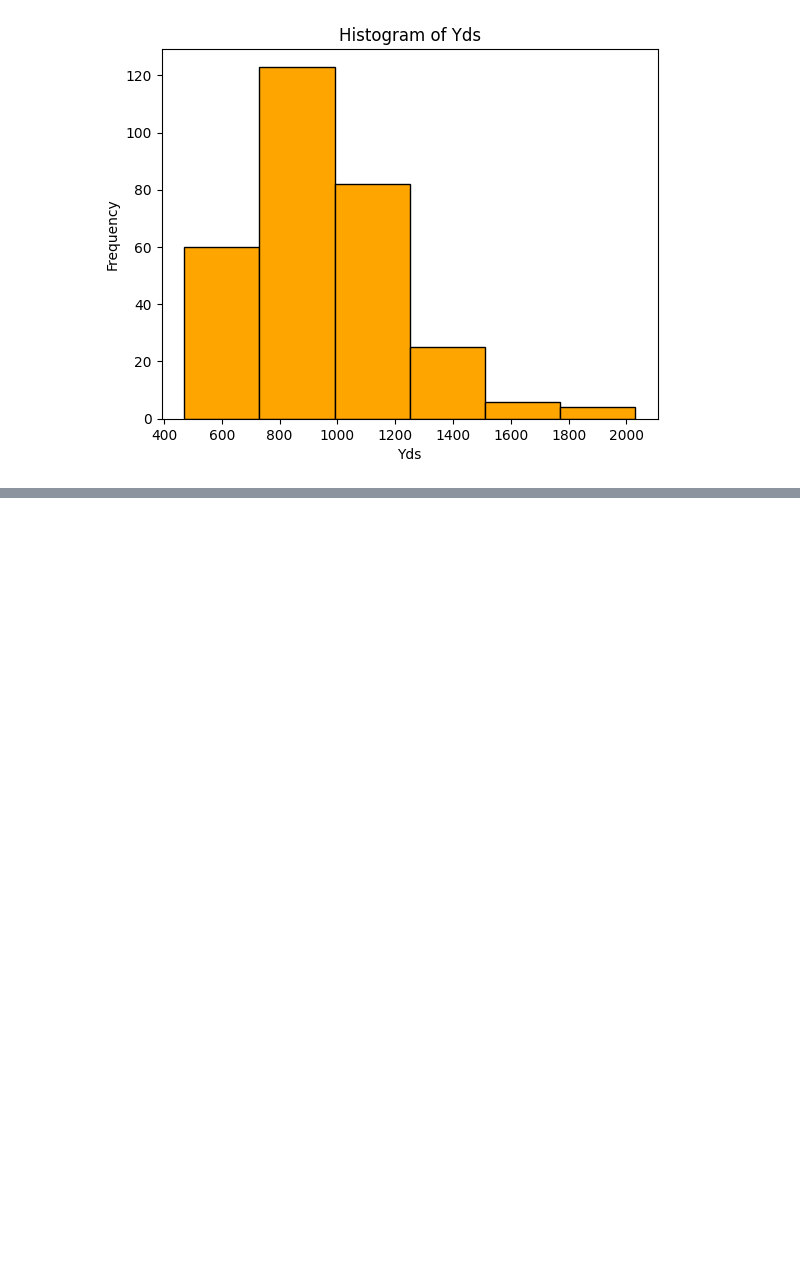
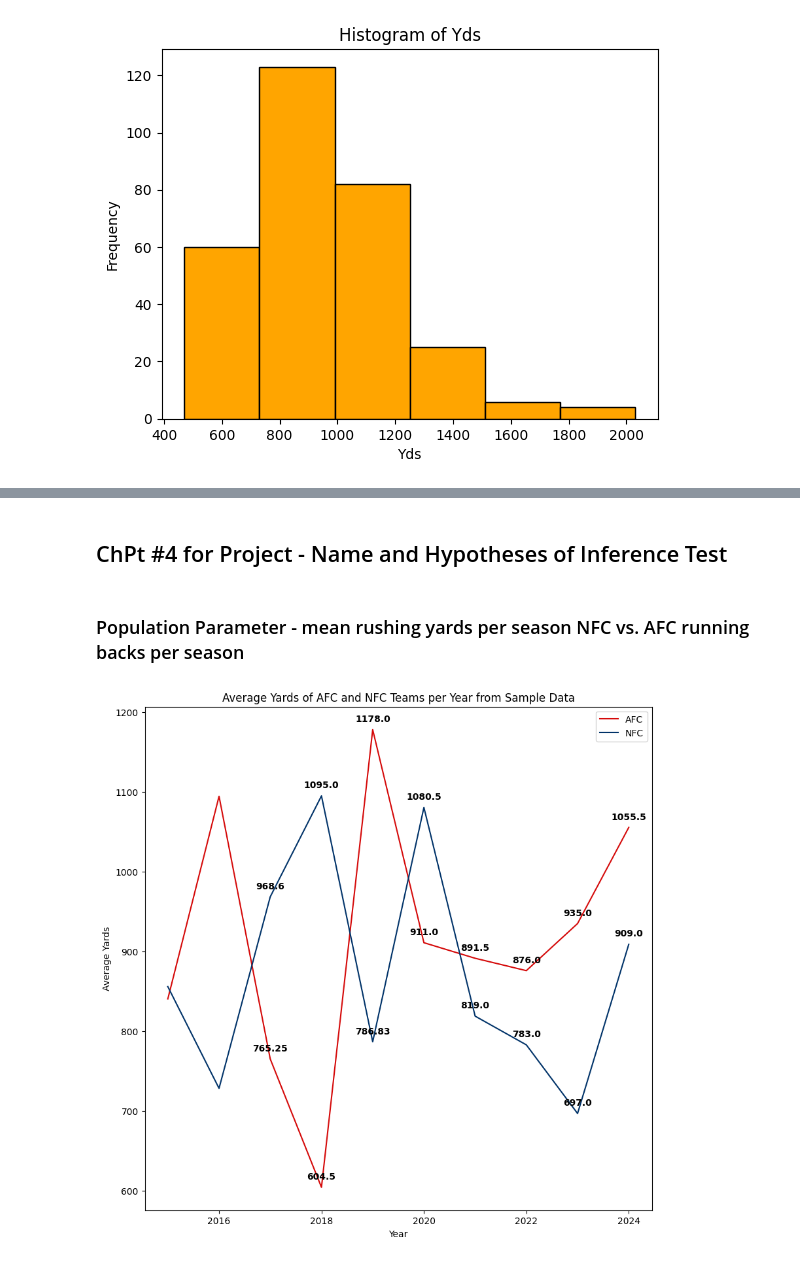
Before and after one commit to Bmoore4452/nfl-data-study, a Jupyter notebook: notebooks/nfl_data_study.ipynb, the cells around one changed output, grey strips where cells are left out. Drawn from its saved outputs; the diff is of its cells as text; code cells hidden in the pictures; blank space fills up the shorter version.

Commit message:
Completed last two project checkpoints

```diff
--- a/notebooks/nfl_data_study.ipynb
+++ b/notebooks/nfl_data_study.ipynb
@@ -496,0 +735,46 @@ sample_data.to_csv(
+# %% [markdown]
+## ChPt #4 for Project - Name and Hypotheses of Inference Test
+# %% [markdown]
+### Population Parameter - mean rushing yards per season NFC vs. AFC running backs per season
+# %%
+# AFC and NFC mean rushing yards per year
+afc_mean_yds = []
+nfc_mean_yds = []
+years = sample_data["Year"].unique()
+years.sort()
+
+for year in years:
+    afc_mean_yds.append(afc_df[afc_df["Year"] == year]["Yds"].mean())
+    nfc_mean_yds.append(nfc_df[nfc_df["Year"] == year]["Yds"].mean())
+
+# create a line chart of the average yards of afc and nfc teams per year
+plt.figure(figsize=(10, 10))
+plt.plot(years, afc_mean_yds, label="AFC", color=conference_colors["AFC"])
+plt.plot(years, nfc_mean_yds, label="NFC", color=conference_colors["NFC"])
+plt.xlabel("Year")
+plt.ylabel("Average Yards")
+plt.title("Average Yards of AFC and NFC Teams per Year from Sample Data")
+plt.text(2024, afc_mean_yds[-1]+10, round(afc_mean_yds[-1], 2), ha="center",fontweight='bold')
+plt.text(2024, nfc_mean_yds[-1]+10, round(nfc_mean_yds[-1], 2), ha="center",fontweight='bold')
+plt.text(2023, afc_mean_yds[-2]+10, round(afc_mean_yds[-2], 2), ha="center",fontweight='bold')
+plt.text(2023, nfc_mean_yds[-2]+10, round(nfc_mean_yds[-2], 2), ha="center",fontweight='bold')
+plt.text(2022, afc_mean_yds[-3]+10, round(afc_mean_yds[-3], 2), ha="center",fontweight='bold')
+plt.text(2022, nfc_mean_yds[-3]+10, round(nfc_mean_yds[-3], 2), ha="center",fontweight='bold')
+plt.text(2021, afc_mean_yds[-4]+10, round(afc_mean_yds[-4], 2), ha="center",fontweight='bold')
+plt.text(2021, nfc_mean_yds[-4]+10, round(nfc_mean_yds[-4], 2), ha="center",fontweight='bold')
+plt.text(2020, afc_mean_yds[-5]+10, round(afc_mean_yds[-5], 2), ha="center",fontweight='bold')
+plt.text(2020, nfc_mean_yds[-5]+10, round(nfc_mean_yds[-5], 2), ha="center",fontweight='bold')
+plt.text(2019, afc_mean_yds[-6]+10, round(afc_mean_yds[-6], 2), ha="center",fontweight='bold')
+plt.text(2019, nfc_mean_yds[-6]+10, round(nfc_mean_yds[-6], 2), ha="center",fontweight='bold')
+plt.text(2018, afc_mean_yds[-7]+10, round(afc_mean_yds[-7], 2), ha="center",fontweight='bold')
+plt.text(2018, nfc_mean_yds[-7]+10, round(nfc_mean_yds[-7], 2), ha="center",fontweight='bold')
+plt.text(2017, afc_mean_yds[-8]+10, round(afc_mean_yds[-8], 2), ha="center",fontweight='bold')
+plt.text(2017, nfc_mean_yds[-8]+10, round(nfc_mean_yds[-8], 2), ha="center",fontweight='bold')
+
+plt.legend()
+plt.savefig(
+    "/Users/brianmoore/Documents/Data Science Portfolio/nfl-data-study/reports/figures/average_yards_per_year.png"
+)
+plt.show()
+# %% [output]
+[figure, added]
```
Also changed, not shown: parts of 8 cells of this notebook, 8 other files.
